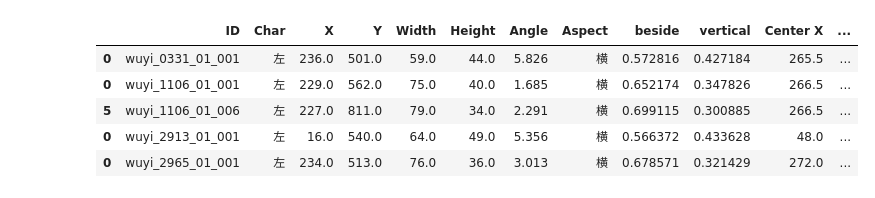
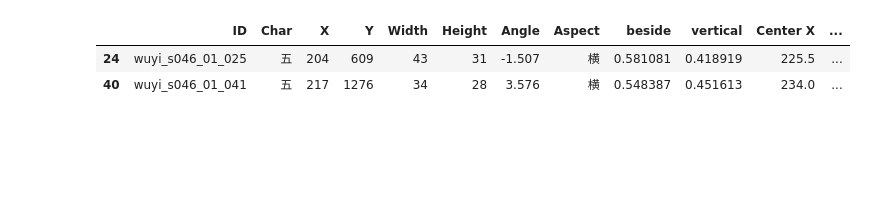
Before and after one commit to nakamura196/hatano, a Jupyter notebook: src/00_analyze.ipynb, the cells around one changed output. Cells and saved outputs as stored; diff of their text form; code cells hidden in the pictures; blank space fills up the shorter version.

```diff
--- a/src/00_analyze.ipynb
+++ b/src/00_analyze.ipynb
@@ -54,18 +9,15 @@ class Client:
 # %%
 path = "../data/input/単一字種比較用フォーマット20250226.xlsx"
 
 client = Client(path)
 
-term = "左"
+term = "五"
 
 df = client.extract_char(term)
 
 df
 # %% [output]
 |  | ID | Char | X | Y | Width | Height | Angle | Aspect | beside | vertical | Center X | ... |
-| 0 | wuyi_0331_01_001 | 左 | 236.0 | 501.0 | 59.0 | 44.0 | 5.826 | 横 | 0.572816 | 0.427184 | 265.5 | ... |
-| 0 | wuyi_1106_01_001 | 左 | 229.0 | 562.0 | 75.0 | 40.0 | 1.685 | 横 | 0.652174 | 0.347826 | 266.5 | ... |
-| 5 | wuyi_1106_01_006 | 左 | 227.0 | 811.0 | 79.0 | 34.0 | 2.291 | 横 | 0.699115 | 0.300885 | 266.5 | ... |
-| 0 | wuyi_2913_01_001 | 左 | 16.0 | 540.0 | 64.0 | 49.0 | 5.356 | 横 | 0.566372 | 0.433628 | 48.0 | ... |
-| 0 | wuyi_2965_01_001 | 左 | 234.0 | 513.0 | 76.0 | 36.0 | 3.013 | 横 | 0.678571 | 0.321429 | 272.0 | ... |
+| 24 | wuyi_s046_01_025 | 五 | 204 | 609 | 43 | 31 | -1.507 | 横 | 0.581081 | 0.418919 | 225.5 | ... |
+| 40 | wuyi_s046_01_041 | 五 | 217 | 1276 | 34 | 28 | 3.576 | 横 | 0.548387 | 0.451613 | 234.0 | ... |
 # %%
```
Also changed, not shown: parts of 5 cells of this notebook, 3 other files.
